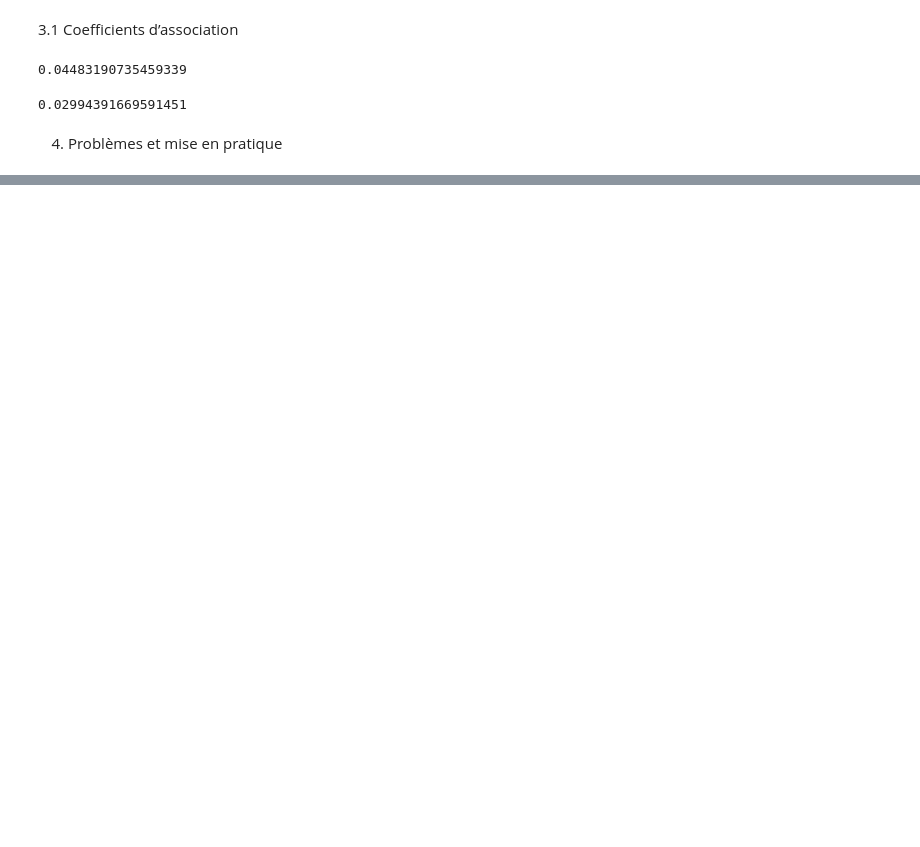
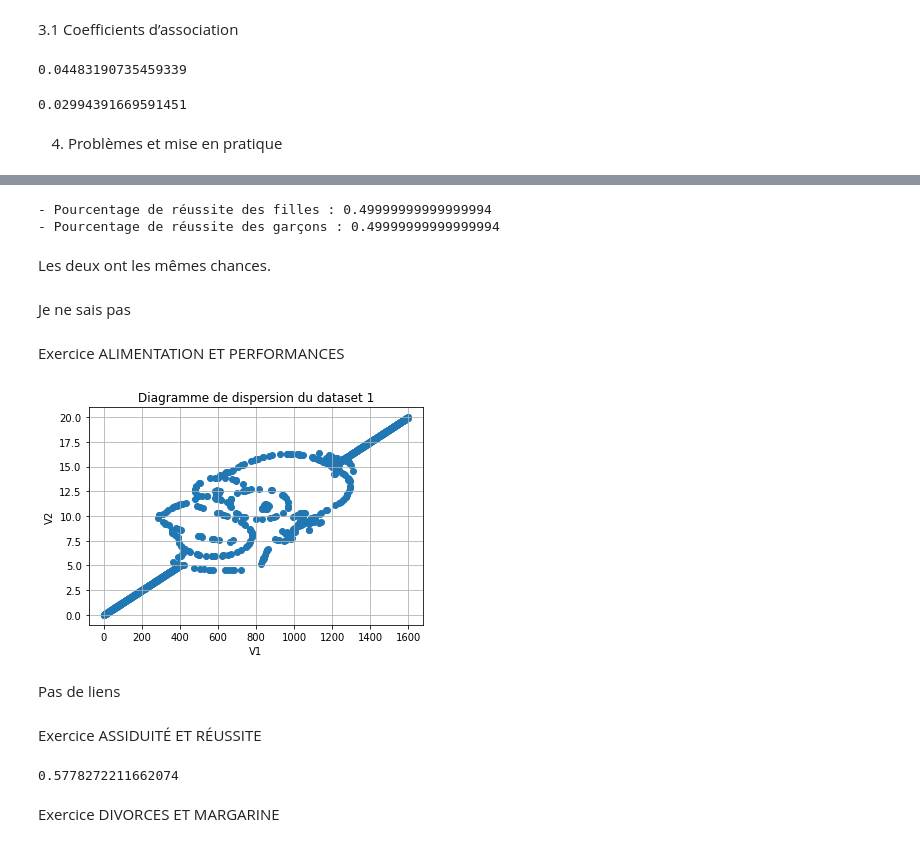
Before and after one commit to coud0011/IUTS2Satistiques, a Jupyter notebook: TP2StatsBivariées.ipynb, the cells around one changed output, grey strips where cells are left out. Drawn from its saved outputs; the diff is of its cells as text; code cells hidden in the pictures; blank space fills up the shorter version.

```diff
--- a/TP2StatsBivariées.ipynb
+++ b/TP2StatsBivariées.ipynb
@@ -581,0 +622,20 @@ data = [('Fille', 'A', 'Echec'),     ('Fille', 'A',  'Echec'),     ('Garcon', 'A
+# %%
+fille=0
+garcon=0
+length=len(data)
+for elt in data:
+    if elt[0]=='Fille':
+        fille+=1/length
+    elif elt[0]=='Garcon':
+        garcon+=1/length
+print("- Pourcentage de réussite des filles : "+str(fille))
+print("- Pourcentage de réussite des garçons : "+str(garcon))
+# %% [output]
+- Pourcentage de réussite des filles : 0.49999999999999994
+- Pourcentage de réussite des garçons : 0.49999999999999994
+# %% [markdown]
+Les deux ont les mêmes chances.
+# %% [markdown]
+Je ne sais pas
+# %% [markdown]
+Exercice ALIMENTATION ET PERFORMANCES
@@ -581,0 +649,16 @@ data = [('Fille', 'A', 'Echec'),     ('Fille', 'A',  'Echec'),     ('Garcon', 'A
+# %%
+plt.scatter(L1, L2)
+# Paramètres graphiques
+plt.title('Diagramme de dispersion du dataset 1')   # Titre du graphique
+plt.xlabel('V1')                       # Label du premier axe
+plt.ylabel('V2')                       # Label du second
+#plt.axis('equal')                      # Ratio d'échelle des deux axes à 1
+plt.grid()                             # Ajout d'une grille
+# Affichage
+plt.show()
+# %% [output]
+[figure, added]
+# %% [markdown]
+Pas de liens
+# %% [markdown]
+Exercice ASSIDUITÉ ET RÉUSSITE
@@ -581,0 +668,6 @@ data = [('Fille', 'A', 'Echec'),     ('Fille', 'A',  'Echec'),     ('Garcon', 'A
+# %%
+v_cramer(v1,v2)
+# %% [output]
+0.5778272211662074
+# %% [markdown]
+Exercice DIVORCES ET MARGARINE
```
Also changed, not shown: parts of 15 cells of this notebook, 1 other file.
